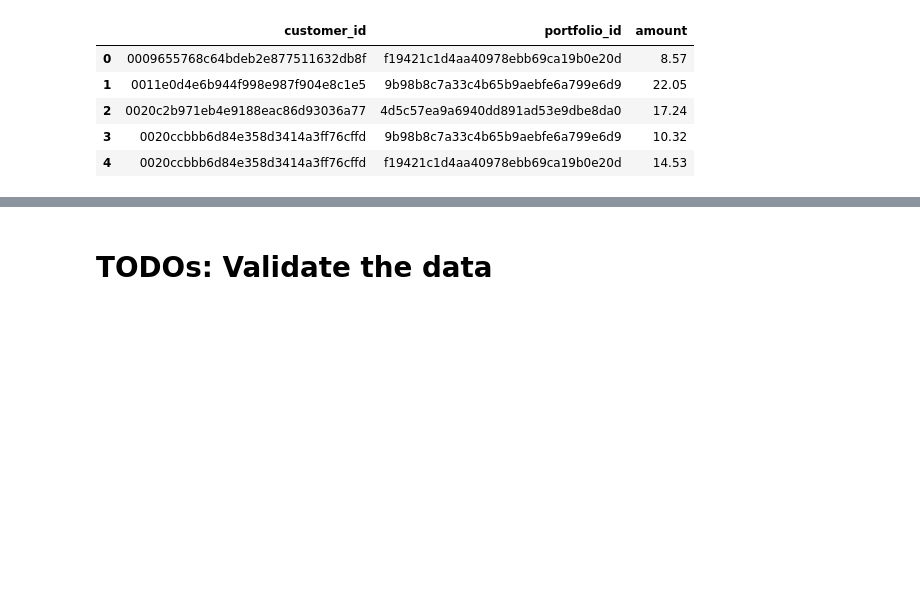
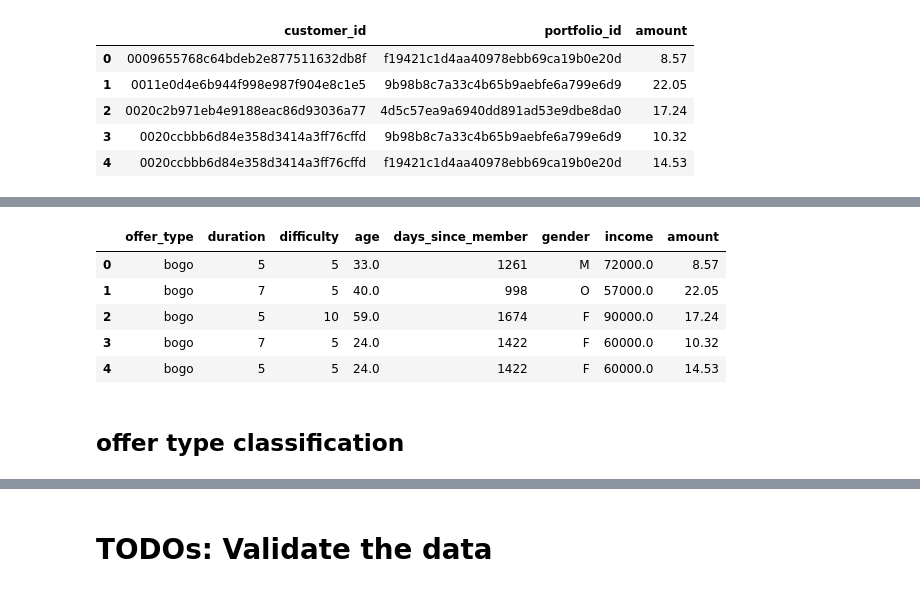
Before and after one commit to Mendy5/Udacity_Project_Capstone, a Jupyter notebook: Starbucks_Capstone_notebook.ipynb, the cells around one changed output, grey strips where cells are left out. Cells and saved outputs as stored; diff of their text form; code cells hidden in the pictures; blank space fills up the shorter version.

Commit message:
Update Starbucks_Capstone_notebook.ipynb
1. Try tree models

```diff
--- a/Starbucks_Capstone_notebook.ipynb
+++ b/Starbucks_Capstone_notebook.ipynb
@@ -2764,0 +2816,13 @@ make_recommendations(customer_id_test)
+# %%
+offer_non_trans_port_final_df = offer_non_trans_port_new_df[["offer_type", "duration", "difficulty", "age", "days_since_member", "gender", "income", "amount"]]
+# %%
+customer_offer_tree = pd.concat([offer_trans_port_final_df, offer_non_trans_port_final_df])
+# %%
+customer_offer_tree.head()
+# %% [output]
+|  | offer_type | duration | difficulty | age | days_since_member | gender | income | amount |
+| 0 | bogo | 5 | 5 | 33.0 | 1261 | M | 72000.0 | 8.57 |
+| 1 | bogo | 7 | 5 | 40.0 | 998 | O | 57000.0 | 22.05 |
+| 2 | bogo | 5 | 10 | 59.0 | 1674 | F | 90000.0 | 17.24 |
+| 3 | bogo | 7 | 5 | 24.0 | 1422 | F | 60000.0 | 10.32 |
+| 4 | bogo | 5 | 5 | 24.0 | 1422 | F | 60000.0 | 14.53 |
@@ -2764,0 +2835,2 @@ make_recommendations(customer_id_test)
+# %% [markdown]
+## offer type classification
```
Also changed, not shown: parts of 53 cells of this notebook.
